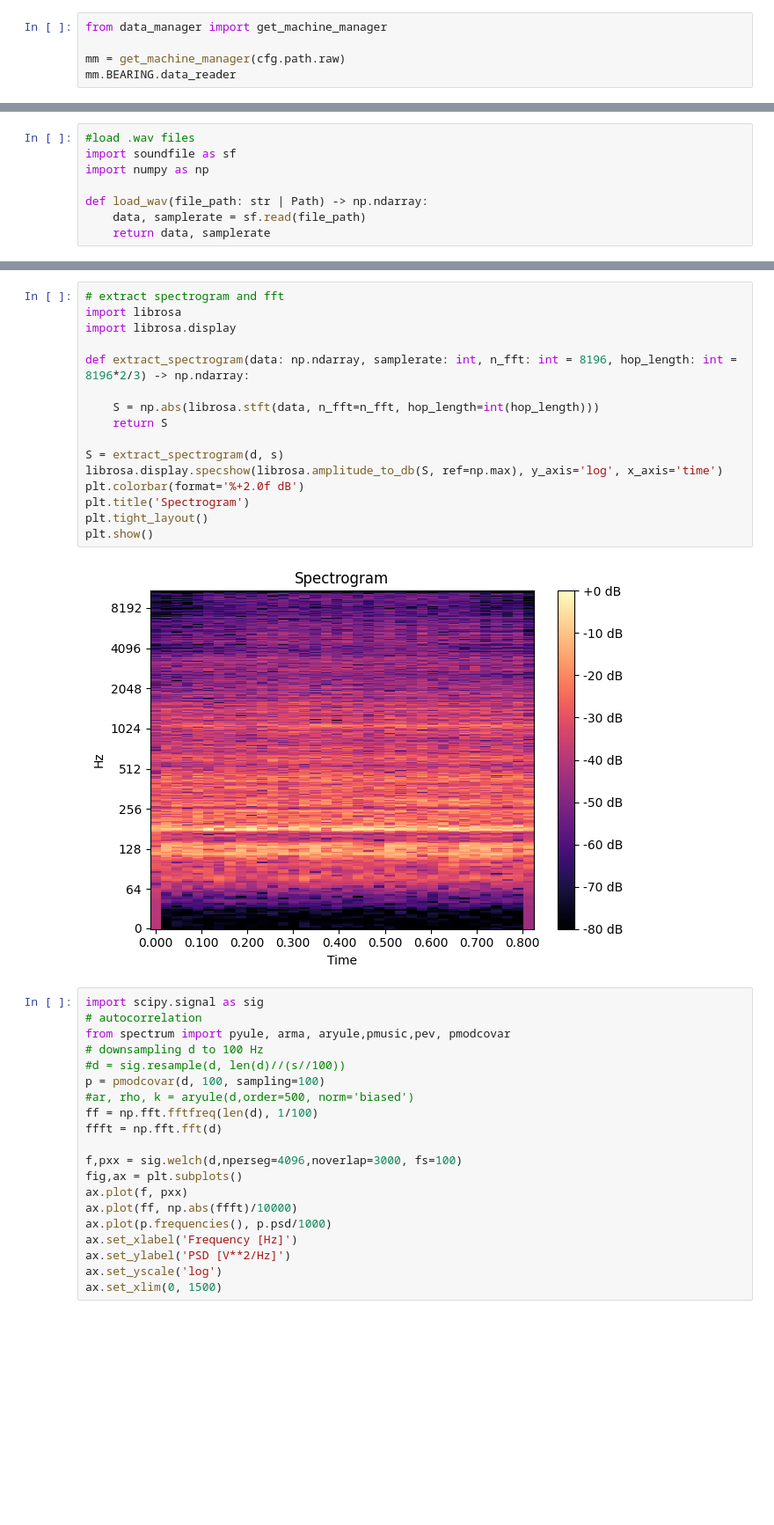
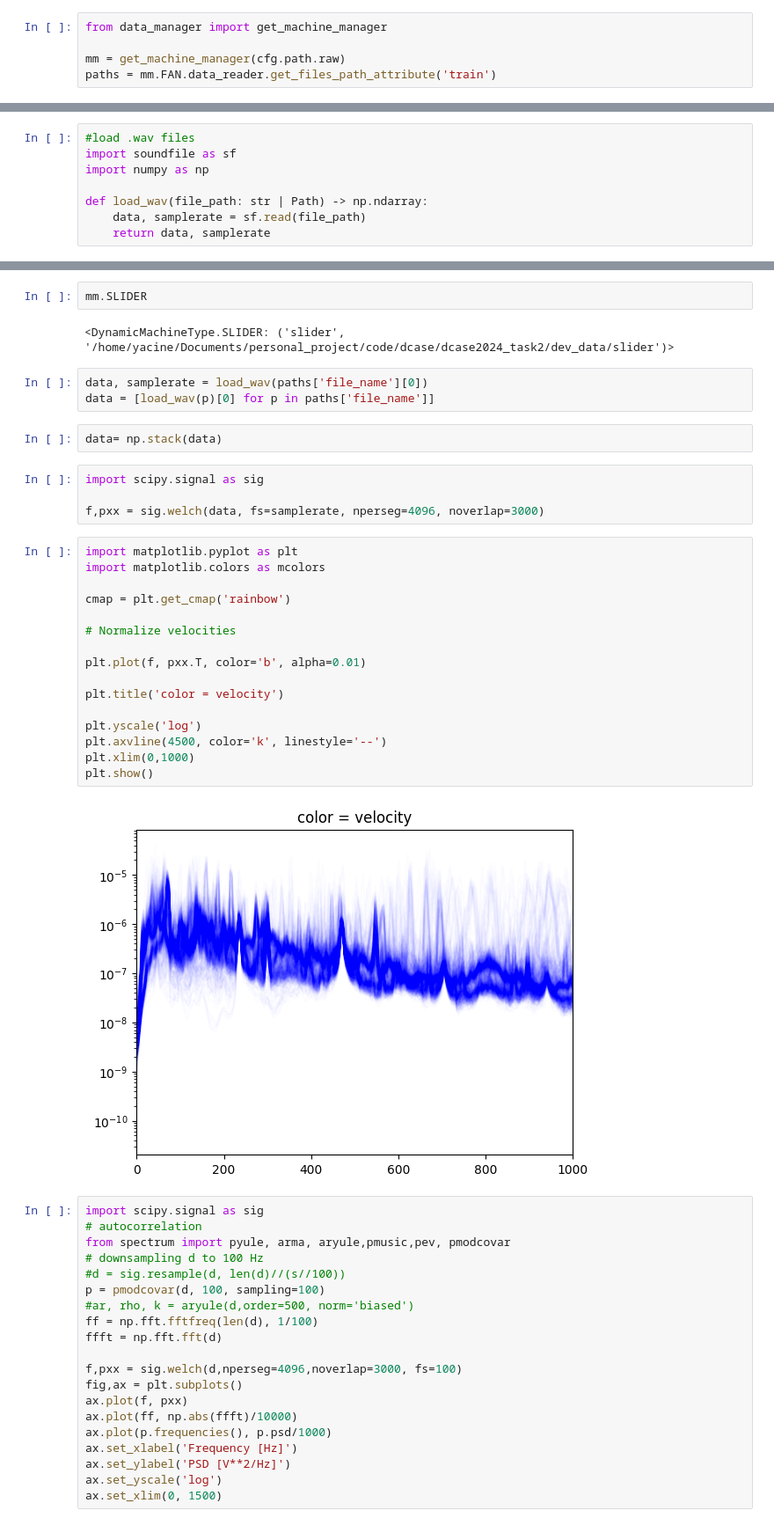
Before and after one commit to wilkinghoff/dcase2024_task2, a Jupyter notebook: data/data_processing.ipynb, the cells around one changed output, grey strips where cells are left out. Shown: that part at 88% size. Cells and saved outputs as stored; diff of their text form; blank space fills up the shorter version.

Commit message:
added data m

```diff
--- a/data/data_processing.ipynb
+++ b/data/data_processing.ipynb
@@ -26,4 +26,4 @@ with initialize_config_dir(**_HYDRA_PARAMS):
 from data_manager import get_machine_manager
 
 mm = get_machine_manager(cfg.path.raw)
-mm.BEARING.data_reader
+paths = mm.FAN.data_reader.get_files_path_attribute('train')
@@ -153,21 +38,34 @@ ipd.Audio(15*d, rate=s)
-# %%
-# extract spectrogram and fft
-import librosa
-import librosa.display
-
-def extract_spectrogram(data: np.ndarray, samplerate: int, n_fft: int = 8196, hop_length: int = 8196*2/3) -> np.ndarray:
-
-    S = np.abs(librosa.stft(data, n_fft=n_fft, hop_length=int(hop_length)))
-    return S
-
-S = extract_spectrogram(d, s)
-librosa.display.specshow(librosa.amplitude_to_db(S, ref=np.max), y_axis='log', x_axis='time')
-plt.colorbar(format='%+2.0f dB')
-plt.title('Spectrogram')
-plt.tight_layout()
-plt.show()
-# %% [output]
-[figure, removed]
+# %%
+mm.SLIDER
+# %% [output]
+<DynamicMachineType.SLIDER: ('slider', '/home/yacine/Documents/personal_project/code/dcase/dcase2024_task2/dev_data/slider')>
+# %%
+data, samplerate = load_wav(paths['file_name'][0])
+data = [load_wav(p)[0] for p in paths['file_name']]
+# %%
+data= np.stack(data)
+# %%
+import scipy.signal as sig
+
+f,pxx = sig.welch(data, fs=samplerate, nperseg=4096, noverlap=3000)
+# %%
+import matplotlib.pyplot as plt
+import matplotlib.colors as mcolors
+
+cmap = plt.get_cmap('rainbow')
+
+# Normalize velocities
+
+plt.plot(f, pxx.T, color='b', alpha=0.01)
+
+plt.title('color = velocity')
+
+plt.yscale('log')
+plt.axvline(4500, color='k', linestyle='--')
+plt.xlim(0,1000)
+plt.show()
+# %% [output]
+[figure, added]
 # %%
 import scipy.signal as sig
 # autocorrelation
```
Also changed, not shown: parts of 6 cells of this notebook, 2 other files.
